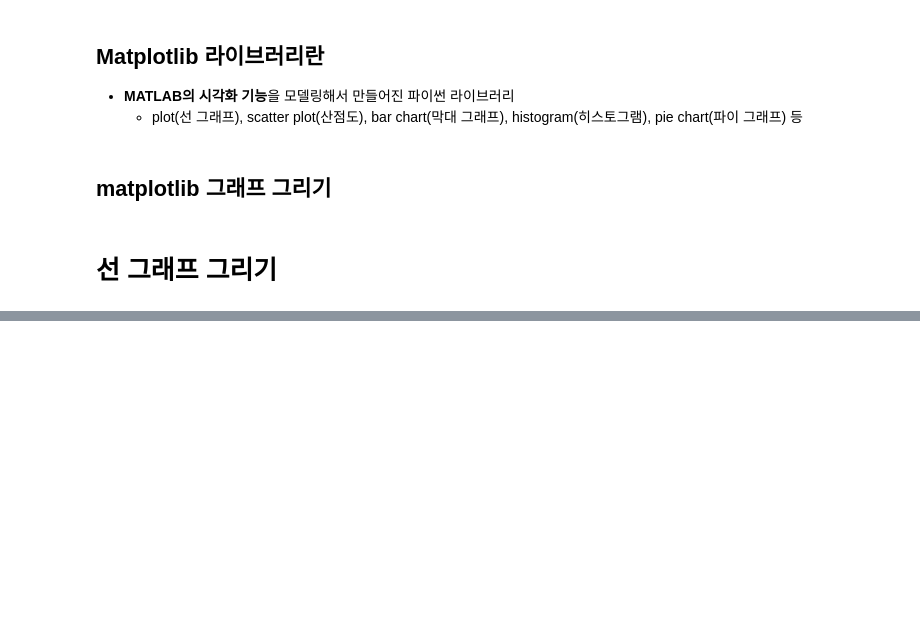
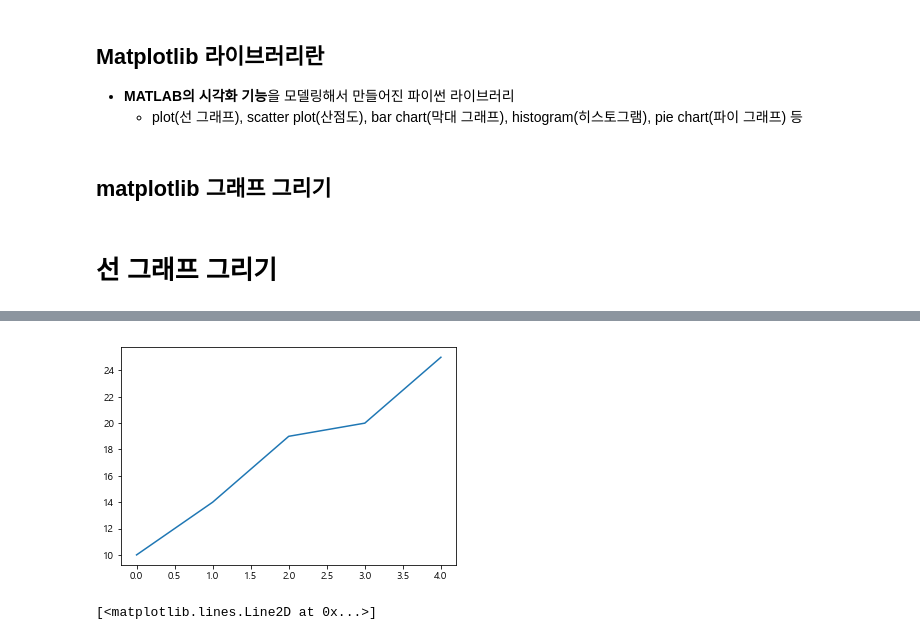
Before and after one commit to Jiwon-Hwang/AI-Data-Analysis, a Jupyter notebook: 4주차/7강_Matplotlib 라이브러리.ipynb, the cells around one changed output, grey strips where cells are left out. Cells and saved outputs as stored; diff of their text form; code cells hidden in the pictures; blank space fills up the shorter version.

```diff
--- a/4주차/7강_Matplotlib 라이브러리.ipynb
+++ b/4주차/7강_Matplotlib 라이브러리.ipynb
@@ -23,0 +40,10 @@ matplotlib.rcParams['axes.unicode_minus'] = False # 마이너스(-)폰트 깨짐
+# %%
+plt.plot(data)
+plt.show() # 그래프 객체 정보 없이 그래프만 출력! (plt.show)
+# %% [output]
+[figure, added]
+# %%
+%matplotlib qt
+plt.plot(data) # 별도의 팝업 창에 그래프 출력
+# %% [output]
+[<matplotlib.lines.Line2D at 0x...>]
```
Also changed, not shown: parts of 33 cells of this notebook, 6 other files.
